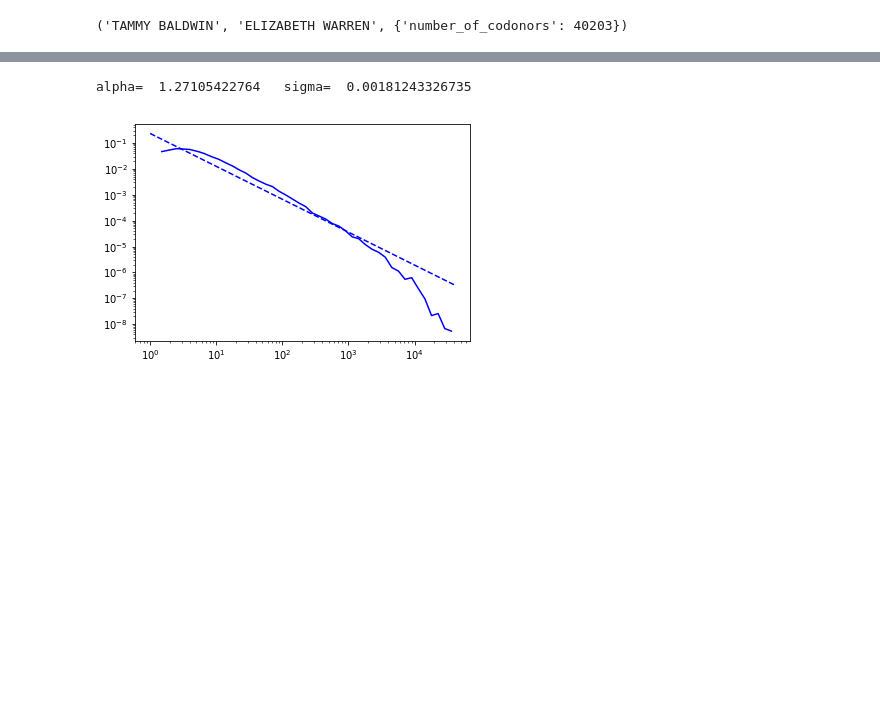
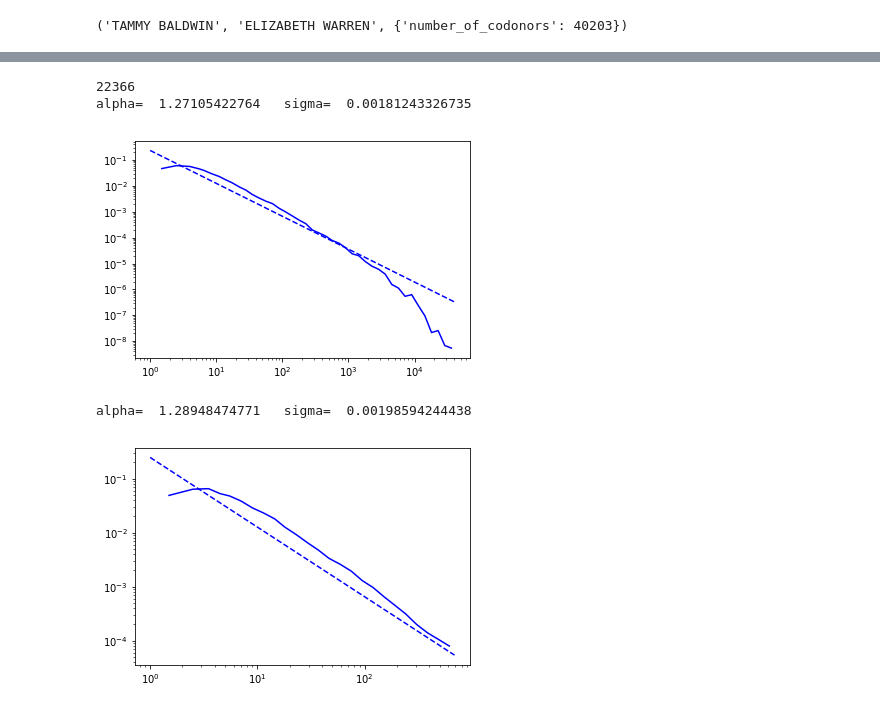
Before and after one commit to arjunhrao/codonor_network_research, a Jupyter notebook: codonor_network_graph_analysis.ipynb, the cells around one changed output, grey strips where cells are left out. Cells and saved outputs as stored; diff of their text form; code cells hidden in the pictures; blank space fills up the shorter version.

```diff
--- a/codonor_network_graph_analysis.ipynb
+++ b/codonor_network_graph_analysis.ipynb
@@ -90,6 +117,7 @@ print(list_of_edges[-1])
 import powerlaw
 import numpy as np
 
+print(len(num_codonors_list))
 %matplotlib inline
 fit = powerlaw.Fit(np.array(num_codonors_list)+1,xmin=1,discrete=True)
 fit.power_law.plot_pdf( color= 'b',linestyle='--',label='fit ccdf')
@@ -97,5 +125,17 @@ fit.plot_pdf( color= 'b')
 
 print('alpha= ',fit.power_law.alpha,'  sigma= ',fit.power_law.sigma)
 # %% [output]
+22366
 alpha=  1.27105422764   sigma=  0.00181243326735
 [figure]
+# %%
+%matplotlib inline
+#high bkt edges
+fit = powerlaw.Fit(np.array(num_codonors_list[:-1118])+1,xmin=1,discrete=True)
+fit.power_law.plot_pdf( color= 'b',linestyle='--',label='fit ccdf')
+fit.plot_pdf( color= 'b')
+
+print('alpha= ',fit.power_law.alpha,'  sigma= ',fit.power_law.sigma)
+# %% [output]
+alpha=  1.28948474771   sigma=  0.00198594244438
+[figure, added]
```
Also changed, not shown: parts of 7 cells of this notebook, 12 other files.
